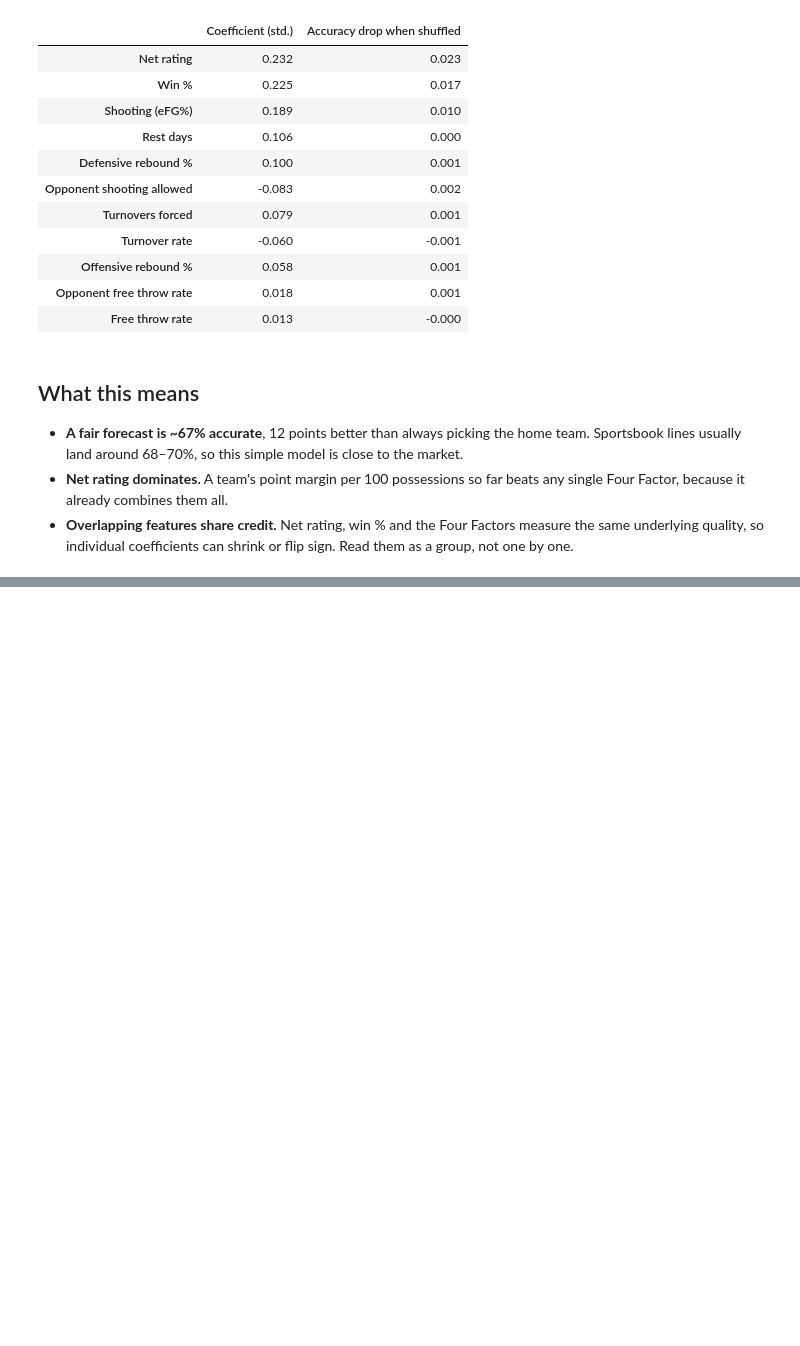
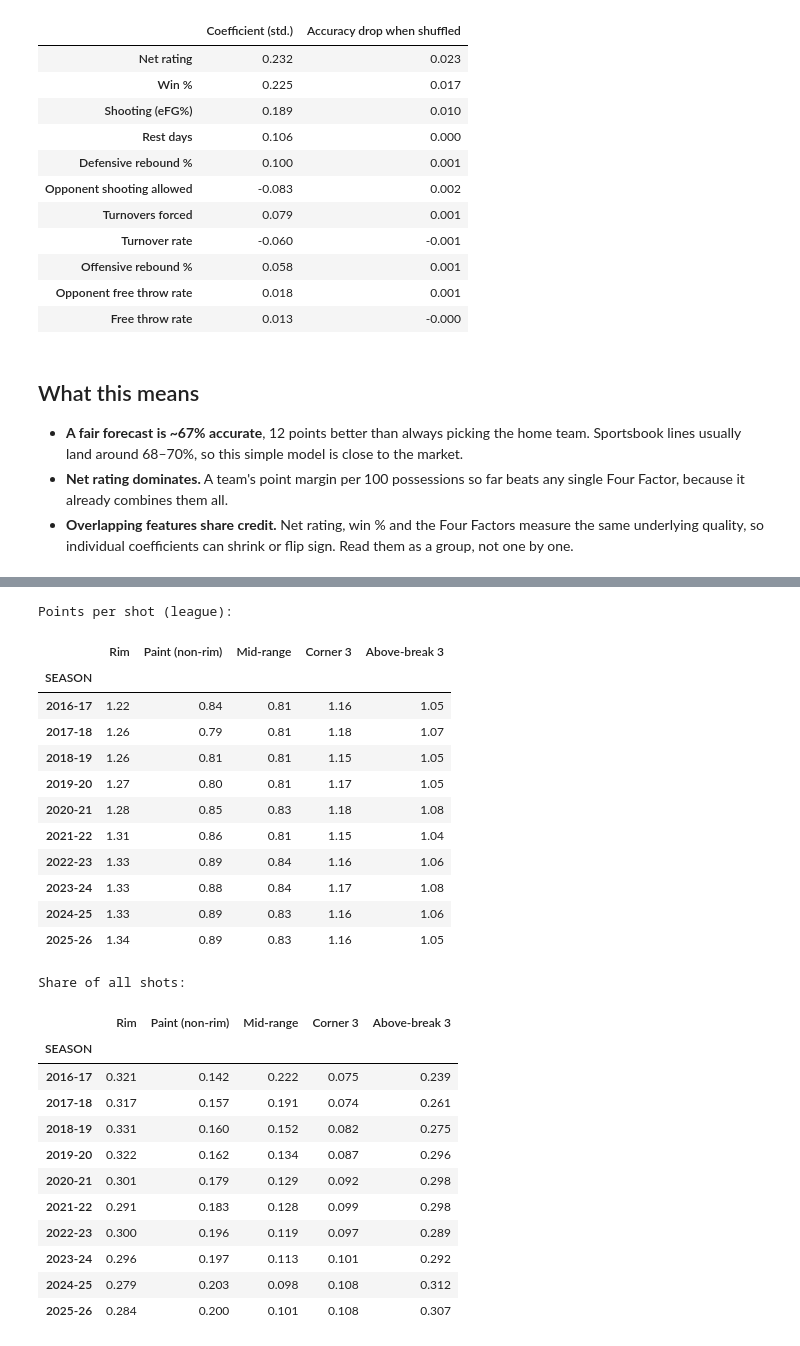
Before and after one commit to QYang5917/nba-win-predictors, a Jupyter notebook: notebooks/analysis.ipynb, the cells around one changed output, grey strips where cells are left out. Drawn from its saved outputs; the diff is of its cells as text; code cells hidden in the pictures; blank space fills up the shorter version.

```diff
--- a/notebooks/analysis.ipynb
+++ b/notebooks/analysis.ipynb
@@ -270,0 +313,37 @@ imp.reindex(imp['Coefficient (std.)'].abs().sort_values(ascending=False).index).
+# %%
+z = pd.read_csv('../data/raw/team_shot_zones.csv')
+ZONES = {'Rim': ('Restricted Area', 2), 'Paint (non-rim)': ('In The Paint (Non-RA)', 2),
+         'Mid-range': ('Mid-Range', 2), 'Corner 3': ('Corner 3', 3), 'Above-break 3': ('Above the Break 3', 3)}
+lg = z.groupby('SEASON').sum(numeric_only=True)
+pps = pd.DataFrame({k: v * lg[f'{col} FGM'] / lg[f'{col} FGA'] for k, (col, v) in ZONES.items()})
+share = pd.DataFrame({k: lg[f'{col} FGA'] for k, (col, v) in ZONES.items()})
+share = share.div(share.sum(axis=1), axis=0)
+print('Points per shot (league):'); display(pps.round(2))
+print('Share of all shots:'); display(share.round(3))
+# %% [output]
+Points per shot (league):
+|  | Rim | Paint (non-rim) | Mid-range | Corner 3 | Above-break 3 |
+| SEASON |  |  |  |  |  |
+| 2016-17 | 1.22 | 0.84 | 0.81 | 1.16 | 1.05 |
+| 2017-18 | 1.26 | 0.79 | 0.81 | 1.18 | 1.07 |
+| 2018-19 | 1.26 | 0.81 | 0.81 | 1.15 | 1.05 |
+| 2019-20 | 1.27 | 0.80 | 0.81 | 1.17 | 1.05 |
+| 2020-21 | 1.28 | 0.85 | 0.83 | 1.18 | 1.08 |
+| 2021-22 | 1.31 | 0.86 | 0.81 | 1.15 | 1.04 |
+| 2022-23 | 1.33 | 0.89 | 0.84 | 1.16 | 1.06 |
+| 2023-24 | 1.33 | 0.88 | 0.84 | 1.17 | 1.08 |
+| 2024-25 | 1.33 | 0.89 | 0.83 | 1.16 | 1.06 |
+| 2025-26 | 1.34 | 0.89 | 0.83 | 1.16 | 1.05 |
+Share of all shots:
+|  | Rim | Paint (non-rim) | Mid-range | Corner 3 | Above-break 3 |
+| SEASON |  |  |  |  |  |
+| 2016-17 | 0.321 | 0.142 | 0.222 | 0.075 | 0.239 |
+| 2017-18 | 0.317 | 0.157 | 0.191 | 0.074 | 0.261 |
+| 2018-19 | 0.331 | 0.160 | 0.152 | 0.082 | 0.275 |
+| 2019-20 | 0.322 | 0.162 | 0.134 | 0.087 | 0.296 |
+| 2020-21 | 0.301 | 0.179 | 0.129 | 0.092 | 0.298 |
+| 2021-22 | 0.291 | 0.183 | 0.128 | 0.099 | 0.298 |
+| 2022-23 | 0.300 | 0.196 | 0.119 | 0.097 | 0.289 |
+| 2023-24 | 0.296 | 0.197 | 0.113 | 0.101 | 0.292 |
+| 2024-25 | 0.279 | 0.203 | 0.098 | 0.108 | 0.312 |
+| 2025-26 | 0.284 | 0.200 | 0.101 | 0.108 | 0.307 |
```
Also changed, not shown: parts of 7 cells of this notebook, 6 other files.
